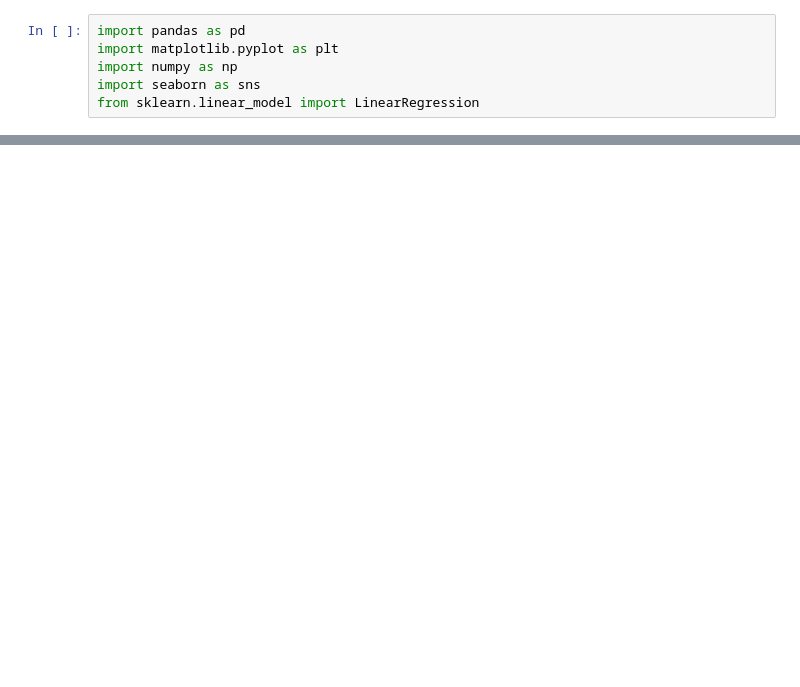
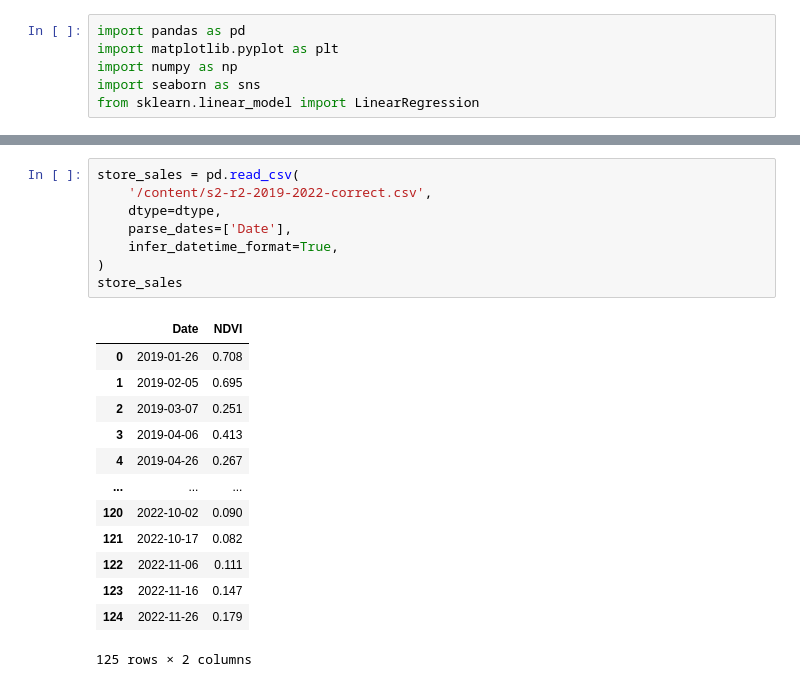
Before and after one commit to pablex72/time-series-kaggle-practice, a Jupyter notebook: Linear_Regression_With_Time_Series.ipynb, the cells around one changed output, grey strips where cells are left out. Cells and saved outputs as stored; diff of their text form; blank space fills up the shorter version.

```diff
--- a/Linear_Regression_With_Time_Series.ipynb
+++ b/Linear_Regression_With_Time_Series.ipynb
@@ -35,0 +42,22 @@ average_sales = store_sales.groupby('date').mean()['sales']
+# %%
+store_sales = pd.read_csv(
+    '/content/s2-r2-2019-2022-correct.csv',
+    dtype=dtype,
+    parse_dates=['Date'],
+    infer_datetime_format=True,
+)
+store_sales
+# %% [output]
+|  | Date | NDVI |
+| 0 | 2019-01-26 | 0.708 |
+| 1 | 2019-02-05 | 0.695 |
+| 2 | 2019-03-07 | 0.251 |
+| 3 | 2019-04-06 | 0.413 |
+| 4 | 2019-04-26 | 0.267 |
+| ... | ... | ... |
+| 120 | 2022-10-02 | 0.090 |
+| 121 | 2022-10-17 | 0.082 |
+| 122 | 2022-11-06 | 0.111 |
+| 123 | 2022-11-16 | 0.147 |
+| 124 | 2022-11-26 | 0.179 |
+125 rows × 2 columns
```
Also changed, not shown: parts of 29 cells of this notebook.
